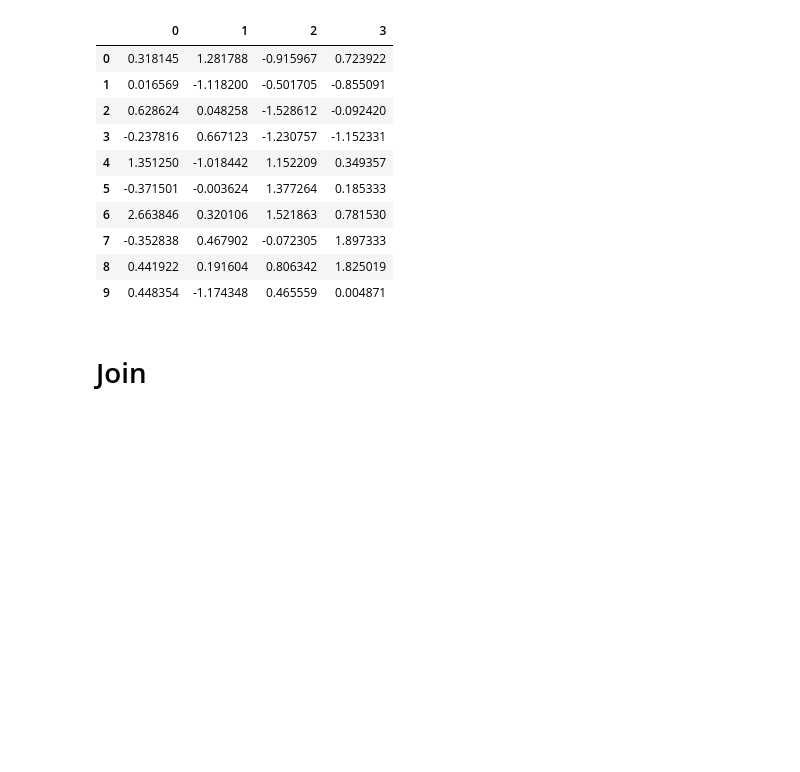
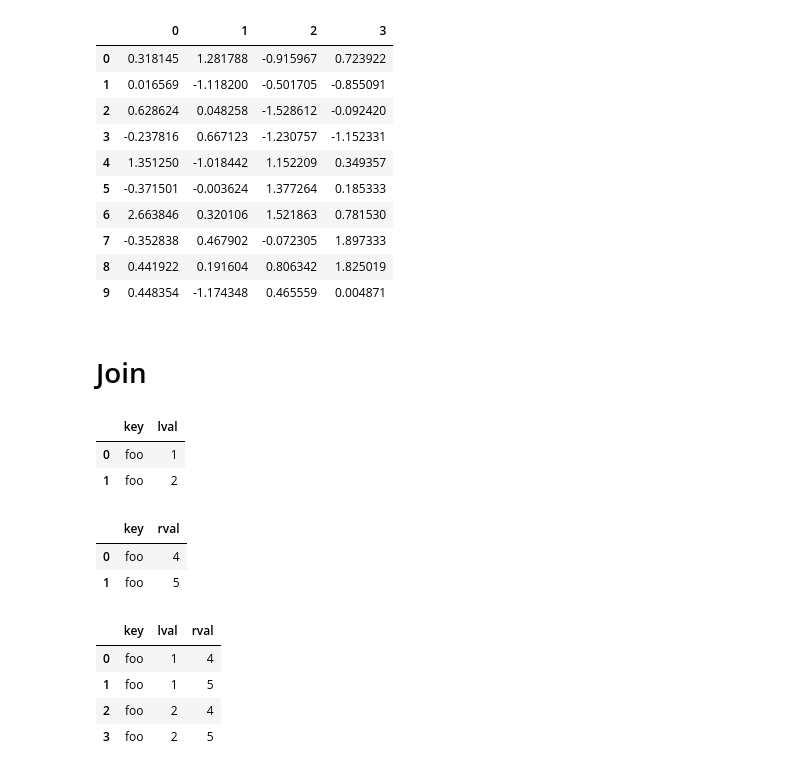
Before and after one commit to KIMS-Github/TIL_, a Jupyter notebook: pandas_10min_practice/pandas_practice_001.ipynb, the cells around one changed output. Cells and saved outputs as stored; diff of their text form; code cells hidden in the pictures; blank space fills up the shorter version.

```diff
--- a/pandas_10min_practice/pandas_practice_001.ipynb
+++ b/pandas_10min_practice/pandas_practice_001.ipynb
@@ -543,4 +543,26 @@ pd.concat(pieces)
 # %% [markdown]
 # Join
 # %%
-left = pd.DataFrame({'key'['foo', 'foo'], 'lval':[1, 2]})
+left = pd.DataFrame({'key':['foo', 'foo'], 'lval':[1, 2]})
+# %%
+right = pd.DataFrame({'key':['foo', 'foo'], 'rval':[4, 5]})
+# %%
+left
+# %% [output]
+|  | key | lval |
+| 0 | foo | 1 |
+| 1 | foo | 2 |
+# %%
+right
+# %% [output]
+|  | key | rval |
+| 0 | foo | 4 |
+| 1 | foo | 5 |
+# %%
+pd.merge(left, right, on = 'key')
+# %% [output]
+|  | key | lval | rval |
+| 0 | foo | 1 | 4 |
+| 1 | foo | 1 | 5 |
+| 2 | foo | 2 | 4 |
+| 3 | foo | 2 | 5 |
```
Also changed, not shown: parts of 3 cells of this notebook.
